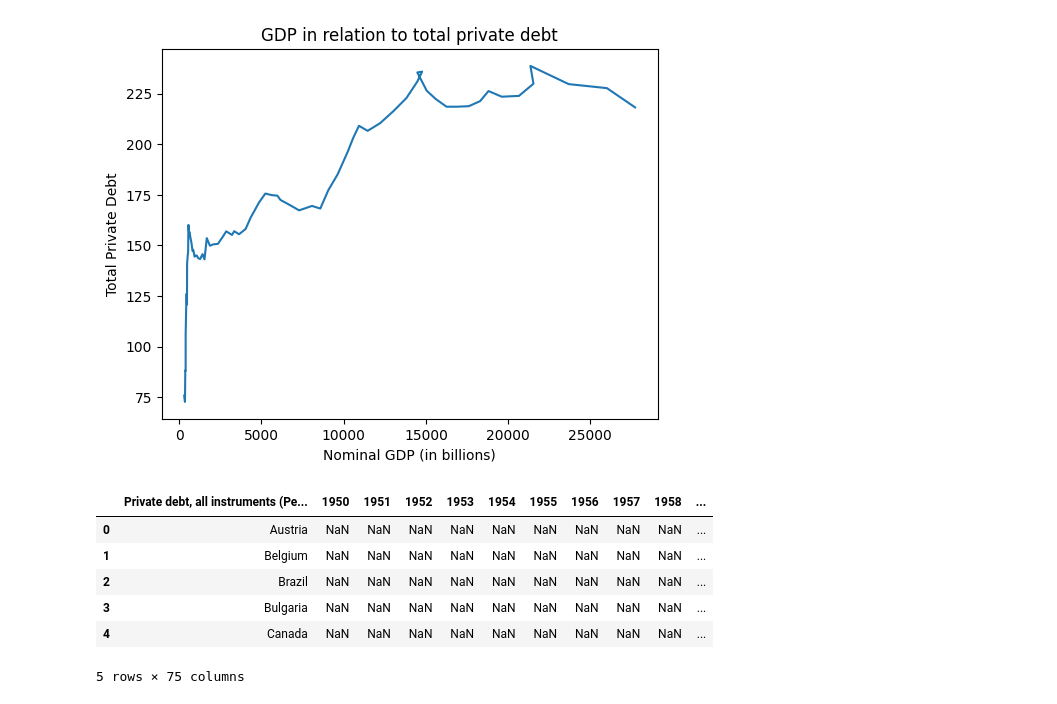
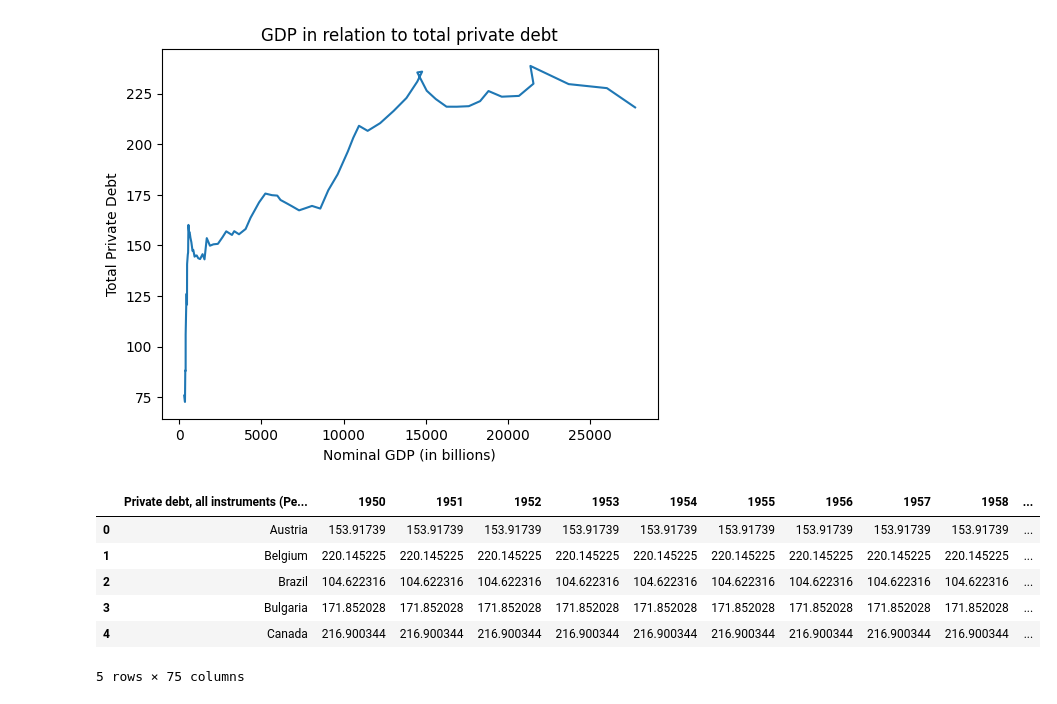
Before and after one commit to Vanduss123/Debt, a Jupyter notebook: DebtProject.ipynb, the cells around one changed output. Saved outputs shown, nothing was run; the diff lists cells and outputs as text; code cells hidden in the pictures.

```diff
--- a/DebtProject.ipynb
+++ b/DebtProject.ipynb
@@ -236,14 +252,21 @@ import numpy as np
 # %%
 url = "https://raw.githubusercontent.com/Vanduss123/Debt/main/TotalPrivateDebt.csv"
 priv_df = pd.read_csv(url, encoding="ISO-8859-1")  # or encoding="latin1"
 priv_df.replace("no data", np.nan, inplace=True)
 priv_df = priv_df.fillna(priv_df.mean(numeric_only=True))
+count = 0;
+priv_df.iloc[:, 1:] = priv_df.iloc[:, 1:].apply(pd.to_numeric, errors='coerce')
+for i in range(len(priv_df)):
+    row_values = priv_df.iloc[i, 1:]
+    row_mean = row_values.mean(skipna=True)
+    priv_df.iloc[i, 1:] = row_values.fillna(row_mean)
+
 priv_df.head()
 # %% [output]
 |  | Private debt, all instruments (Pe... | 1950 | 1951 | 1952 | 1953 | 1954 | 1955 | 1956 | 1957 | 1958 | ... |
-| 0 | Austria | NaN | NaN | NaN | NaN | NaN | NaN | NaN | NaN | NaN | ... |
-| 1 | Belgium | NaN | NaN | NaN | NaN | NaN | NaN | NaN | NaN | NaN | ... |
-| 2 | Brazil | NaN | NaN | NaN | NaN | NaN | NaN | NaN | NaN | NaN | ... |
-| 3 | Bulgaria | NaN | NaN | NaN | NaN | NaN | NaN | NaN | NaN | NaN | ... |
-| 4 | Canada | NaN | NaN | NaN | NaN | NaN | NaN | NaN | NaN | NaN | ... |
+| 0 | Austria | 153.91739 | 153.91739 | 153.91739 | 153.91739 | 153.91739 | 153.91739 | 153.91739 | 153.91739 | 153.91739 | ... |
+| 1 | Belgium | 220.145225 | 220.145225 | 220.145225 | 220.145225 | 220.145225 | 220.145225 | 220.145225 | 220.145225 | 220.145225 | ... |
+| 2 | Brazil | 104.622316 | 104.622316 | 104.622316 | 104.622316 | 104.622316 | 104.622316 | 104.622316 | 104.622316 | 104.622316 | ... |
+| 3 | Bulgaria | 171.852028 | 171.852028 | 171.852028 | 171.852028 | 171.852028 | 171.852028 | 171.852028 | 171.852028 | 171.852028 | ... |
+| 4 | Canada | 216.900344 | 216.900344 | 216.900344 | 216.900344 | 216.900344 | 216.900344 | 216.900344 | 216.900344 | 216.900344 | ... |
 5 rows × 75 columns
```
Also changed, not shown: parts of 4 cells of this notebook.
